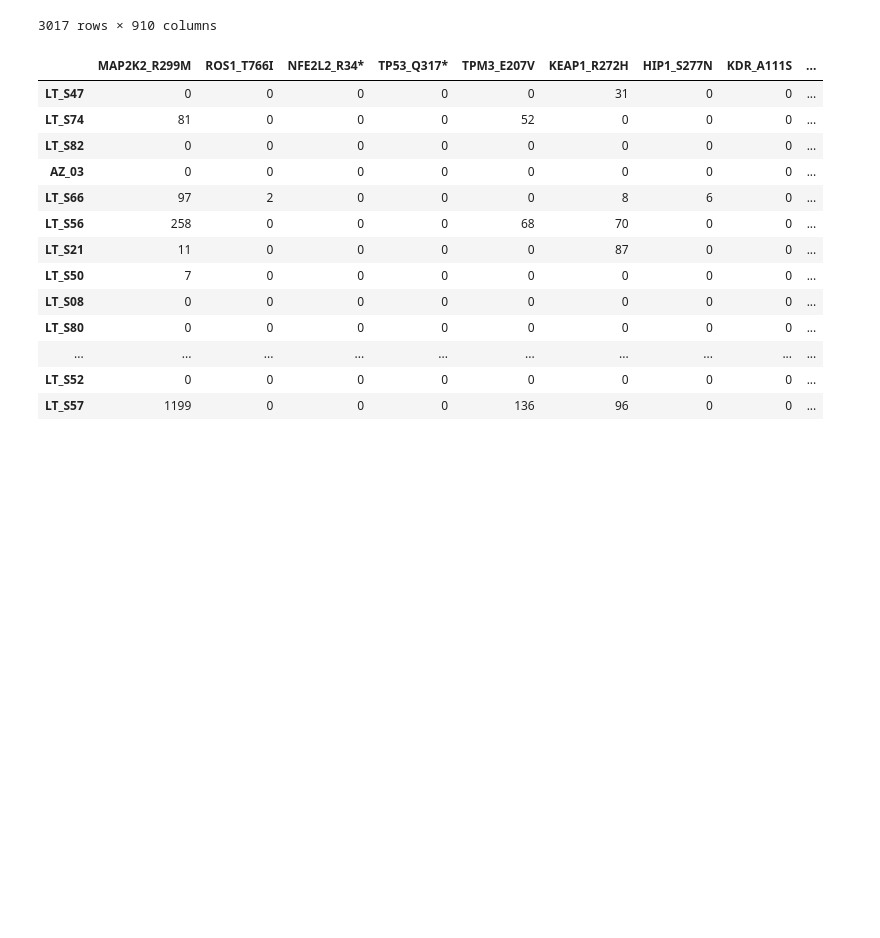
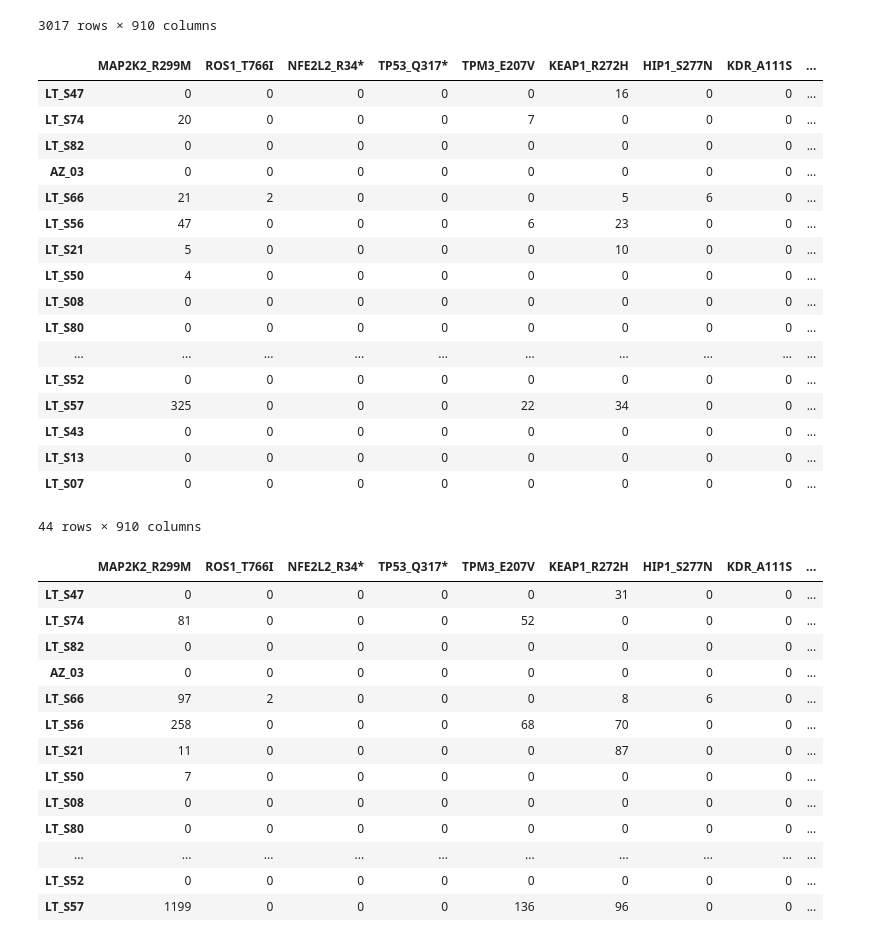
Before and after one commit to lincoln-harris/process_new_cells, a Jupyter notebook: gvcf/make_validation_tbl_with_gvcf_data.ipynb, the cells around one changed output. Cells and saved outputs as stored; diff of their text form; code cells hidden in the pictures; blank space fills up the shorter version.

```diff
--- a/gvcf/make_validation_tbl_with_gvcf_data.ipynb
+++ b/gvcf/make_validation_tbl_with_gvcf_data.ipynb
@@ -108,10 +108,14 @@ for cell in list(big_df_t.index):
     for mut in list(big_df_t.columns):
 
         if cell in list(cereb_gvcf.index) and mut in list(cereb_gvcf.columns): # in the gvcf df
-            # do something
             curr = cereb_gvcf.loc[cell][mut]
             t_count = int(curr.split(':')[1])
             big_df_t.loc[cell][mut] = t_count
+
+        elif cell in list(cereb_vcf.index) and mut in list(cereb_vcf.columns): # has mutation, but we DONT have gvcf for it
+            curr = cereb_vcf.loc[cell][mut]   # go back to vcf dataframe
+            t_count = int(curr.split(':')[1])
+            big_df_t.loc[cell][mut] = t_count
 # %%
 # now what? -- break it down by sample
 by_sample_v = pd.DataFrame(index = set(tumor_cells_df.sample_name), columns = big_df_t.columns)
@@ -140,6 +144,27 @@ for cell in list(big_df_t.index):
         curr_x_sample = curr_x_sample + curr_x_cell
 
         by_sample_t.loc[curr_sample][mut] = curr_x_sample
+# %%
+by_sample_v
+# %% [output]
+|  | MAP2K2_R299M | ROS1_T766I | NFE2L2_R34* | TP53_Q317* | TPM3_E207V | KEAP1_R272H | HIP1_S277N | KDR_A111S | ... |
+| LT_S47 | 0 | 0 | 0 | 0 | 0 | 16 | 0 | 0 | ... |
+| LT_S74 | 20 | 0 | 0 | 0 | 7 | 0 | 0 | 0 | ... |
+| LT_S82 | 0 | 0 | 0 | 0 | 0 | 0 | 0 | 0 | ... |
+| AZ_03 | 0 | 0 | 0 | 0 | 0 | 0 | 0 | 0 | ... |
+| LT_S66 | 21 | 2 | 0 | 0 | 0 | 5 | 6 | 0 | ... |
+| LT_S56 | 47 | 0 | 0 | 0 | 6 | 23 | 0 | 0 | ... |
+| LT_S21 | 5 | 0 | 0 | 0 | 0 | 10 | 0 | 0 | ... |
+| LT_S50 | 4 | 0 | 0 | 0 | 0 | 0 | 0 | 0 | ... |
+| LT_S08 | 0 | 0 | 0 | 0 | 0 | 0 | 0 | 0 | ... |
+| LT_S80 | 0 | 0 | 0 | 0 | 0 | 0 | 0 | 0 | ... |
+| ... | ... | ... | ... | ... | ... | ... | ... | ... | ... |
+| LT_S52 | 0 | 0 | 0 | 0 | 0 | 0 | 0 | 0 | ... |
+| LT_S57 | 325 | 0 | 0 | 0 | 22 | 34 | 0 | 0 | ... |
+| LT_S43 | 0 | 0 | 0 | 0 | 0 | 0 | 0 | 0 | ... |
+| LT_S13 | 0 | 0 | 0 | 0 | 0 | 0 | 0 | 0 | ... |
+| LT_S07 | 0 | 0 | 0 | 0 | 0 | 0 | 0 | 0 | ... |
+44 rows × 910 columns
 # %%
 by_sample_t
 # %% [output]
```
Also changed, not shown: parts of 13 cells of this notebook.
